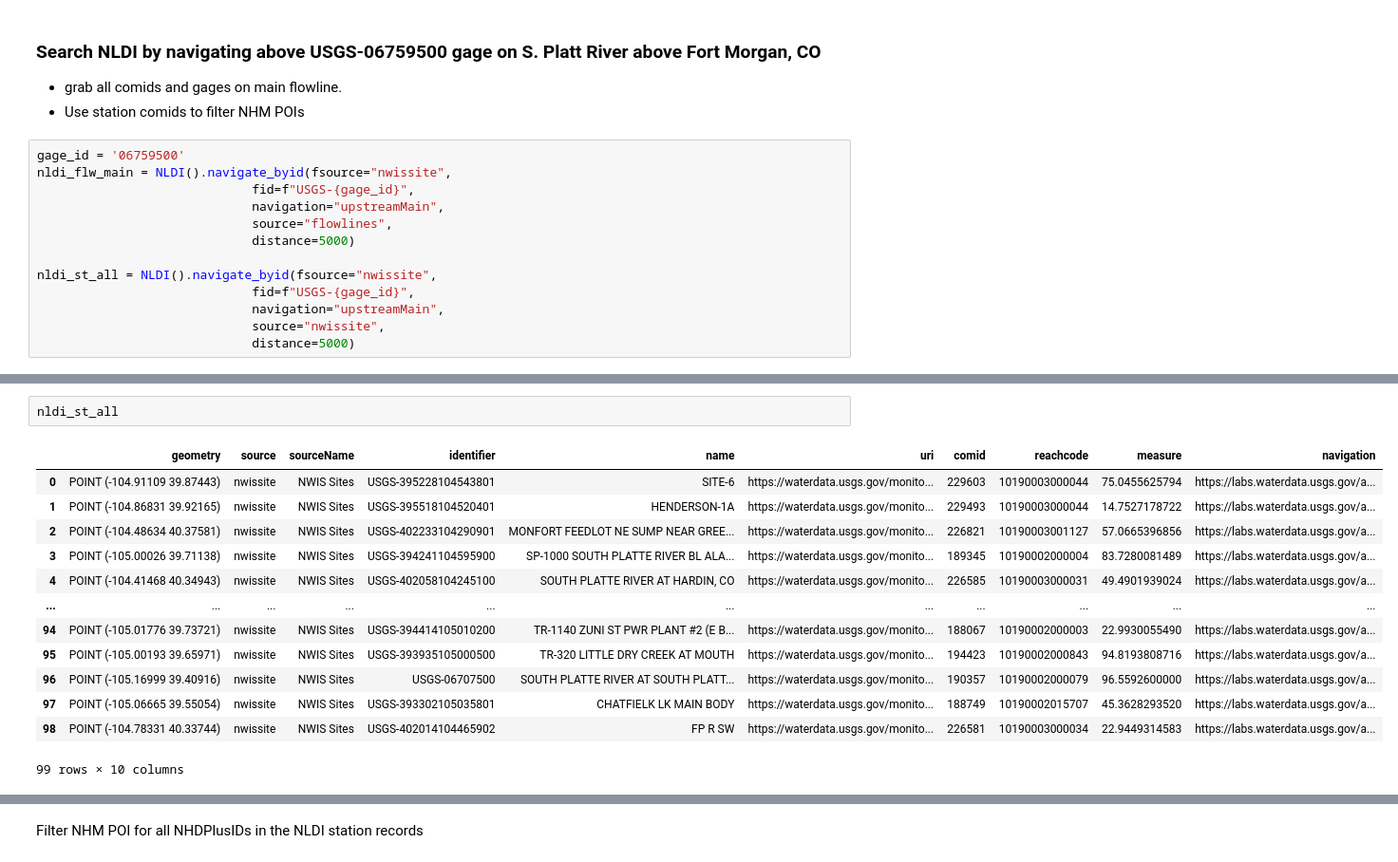
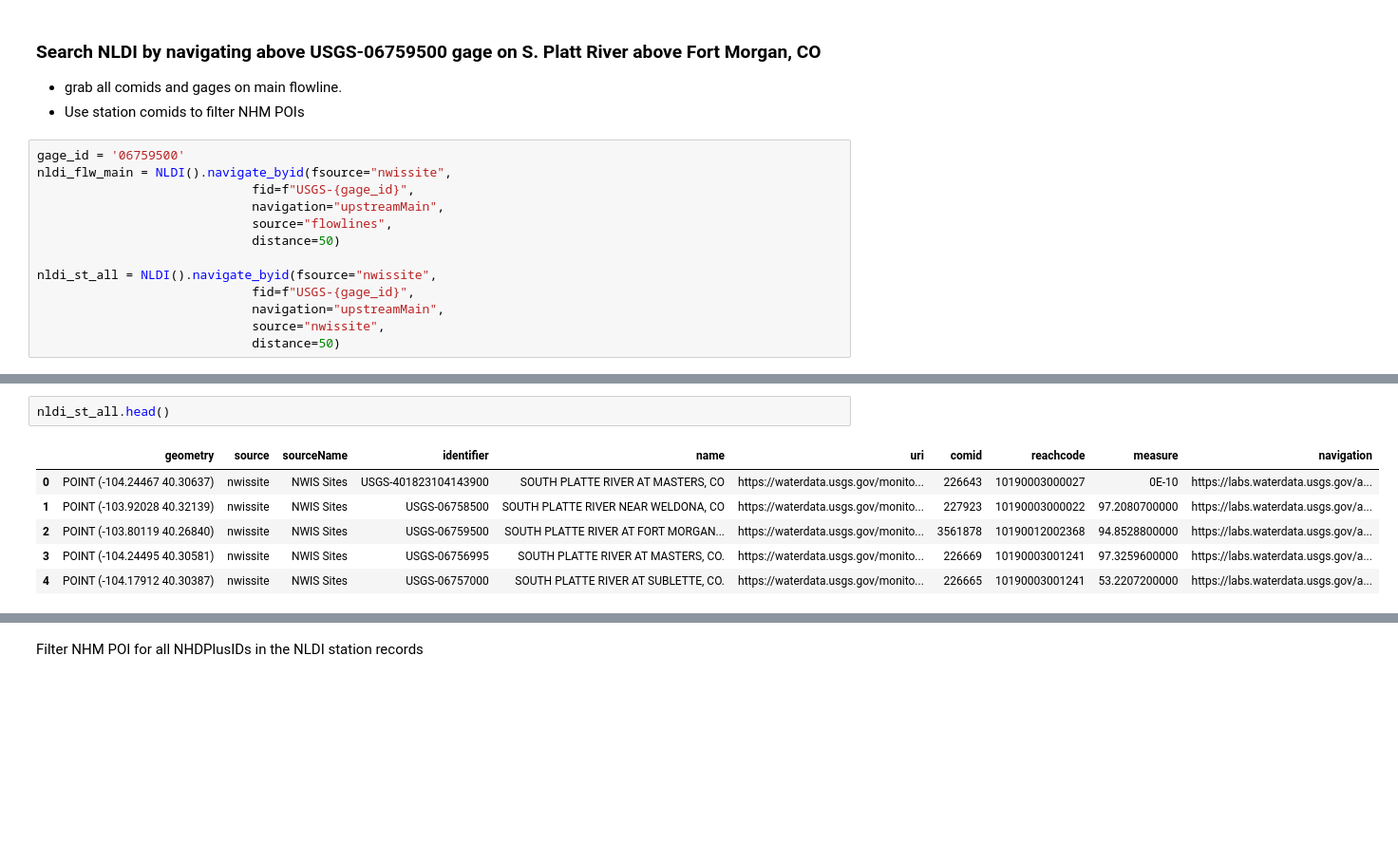
Before and after one commit to rmcd-mscb/onhm2thredds, a Jupyter notebook: notebook/getnhm_segment.ipynb, the cells around one changed output, grey strips where cells are left out. Shown at 95% size. Cells and saved outputs as stored; diff of their text form; blank space fills up the shorter version.

```diff
--- a/notebook/getnhm_segment.ipynb
+++ b/notebook/getnhm_segment.ipynb
@@ -140,11 +140,11 @@ nldi_flw_main = NLDI().navigate_byid(fsource="nwissite",
                              fid=f"USGS-{gage_id}",
                              navigation="upstreamMain",
                              source="flowlines",
-                             distance=5000)
+                             distance=50)
 
 nldi_st_all = NLDI().navigate_byid(fsource="nwissite",
                              fid=f"USGS-{gage_id}",
                              navigation="upstreamMain",
                              source="nwissite",
-                             distance=5000)
+                             distance=50)
 # %%
@@ -166,19 +159,12 @@ nldi_flw_main
 # %%
-nldi_st_all
+nldi_st_all.head()
 # %% [output]
 |  | geometry | source | sourceName | identifier | name | uri | comid | reachcode | measure | navigation |
-| 0 | POINT (-104.91109 39.87443) | nwissite | NWIS Sites | USGS-395228104543801 | SITE-6 | https://waterdata.usgs.gov/monito... | 229603 | 10190003000044 | 75.0455625794 | https://labs.waterdata.usgs.gov/a... |
-| 1 | POINT (-104.86831 39.92165) | nwissite | NWIS Sites | USGS-395518104520401 | HENDERSON-1A | https://waterdata.usgs.gov/monito... | 229493 | 10190003000044 | 14.7527178722 | https://labs.waterdata.usgs.gov/a... |
-| 2 | POINT (-104.48634 40.37581) | nwissite | NWIS Sites | USGS-402233104290901 | MONFORT FEEDLOT NE SUMP NEAR GREE... | https://waterdata.usgs.gov/monito... | 226821 | 10190003001127 | 57.0665396856 | https://labs.waterdata.usgs.gov/a... |
-| 3 | POINT (-105.00026 39.71138) | nwissite | NWIS Sites | USGS-394241104595900 | SP-1000 SOUTH PLATTE RIVER BL ALA... | https://waterdata.usgs.gov/monito... | 189345 | 10190002000004 | 83.7280081489 | https://labs.waterdata.usgs.gov/a... |
-| 4 | POINT (-104.41468 40.34943) | nwissite | NWIS Sites | USGS-402058104245100 | SOUTH PLATTE RIVER AT HARDIN, CO | https://waterdata.usgs.gov/monito... | 226585 | 10190003000031 | 49.4901939024 | https://labs.waterdata.usgs.gov/a... |
-| ... | ... | ... | ... | ... | ... | ... | ... | ... | ... | ... |
-| 94 | POINT (-105.01776 39.73721) | nwissite | NWIS Sites | USGS-394414105010200 | TR-1140 ZUNI ST PWR PLANT #2 (E B... | https://waterdata.usgs.gov/monito... | 188067 | 10190002000003 | 22.9930055490 | https://labs.waterdata.usgs.gov/a... |
-| 95 | POINT (-105.00193 39.65971) | nwissite | NWIS Sites | USGS-393935105000500 | TR-320 LITTLE DRY CREEK AT MOUTH | https://waterdata.usgs.gov/monito... | 194423 | 10190002000843 | 94.8193808716 | https://labs.waterdata.usgs.gov/a... |
-| 96 | POINT (-105.16999 39.40916) | nwissite | NWIS Sites | USGS-06707500 | SOUTH PLATTE RIVER AT SOUTH PLATT... | https://waterdata.usgs.gov/monito... | 190357 | 10190002000079 | 96.5592600000 | https://labs.waterdata.usgs.gov/a... |
-| 97 | POINT (-105.06665 39.55054) | nwissite | NWIS Sites | USGS-393302105035801 | CHATFIELK LK MAIN BODY | https://waterdata.usgs.gov/monito... | 188749 | 10190002015707 | 45.3628293520 | https://labs.waterdata.usgs.gov/a... |
-| 98 | POINT (-104.78331 40.33744) | nwissite | NWIS Sites | USGS-402014104465902 | FP R SW | https://waterdata.usgs.gov/monito... | 226581 | 10190003000034 | 22.9449314583 | https://labs.waterdata.usgs.gov/a... |
+| 0 | POINT (-104.24467 40.30637) | nwissite | NWIS Sites | USGS-401823104143900 | SOUTH PLATTE RIVER AT MASTERS, CO | https://waterdata.usgs.gov/monito... | 226643 | 10190003000027 | 0E-10 | https://labs.waterdata.usgs.gov/a... |
+| 1 | POINT (-103.92028 40.32139) | nwissite | NWIS Sites | USGS-06758500 | SOUTH PLATTE RIVER NEAR WELDONA, CO | https://waterdata.usgs.gov/monito... | 227923 | 10190003000022 | 97.2080700000 | https://labs.waterdata.usgs.gov/a... |
+| 2 | POINT (-103.80119 40.26840) | nwissite | NWIS Sites | USGS-06759500 | SOUTH PLATTE RIVER AT FORT MORGAN... | https://waterdata.usgs.gov/monito... | 3561878 | 10190012002368 | 94.8528800000 | https://labs.waterdata.usgs.gov/a... |
+| 3 | POINT (-104.24495 40.30581) | nwissite | NWIS Sites | USGS-06756995 | SOUTH PLATTE RIVER AT MASTERS, CO. | https://waterdata.usgs.gov/monito... | 226669 | 10190003001241 | 97.3259600000 | https://labs.waterdata.usgs.gov/a... |
+| 4 | POINT (-104.17912 40.30387) | nwissite | NWIS Sites | USGS-06757000 | SOUTH PLATTE RIVER AT SUBLETTE, CO. | https://waterdata.usgs.gov/monito... | 226665 | 10190003001241 | 53.2207200000 | https://labs.waterdata.usgs.gov/a... |
-99 rows × 10 columns
 # %%
 ax = nldi_flw_main.plot(
     lw=3, color="r", zorder=2, label="Main"
```
Also changed, not shown: parts of 8 cells of this notebook.
